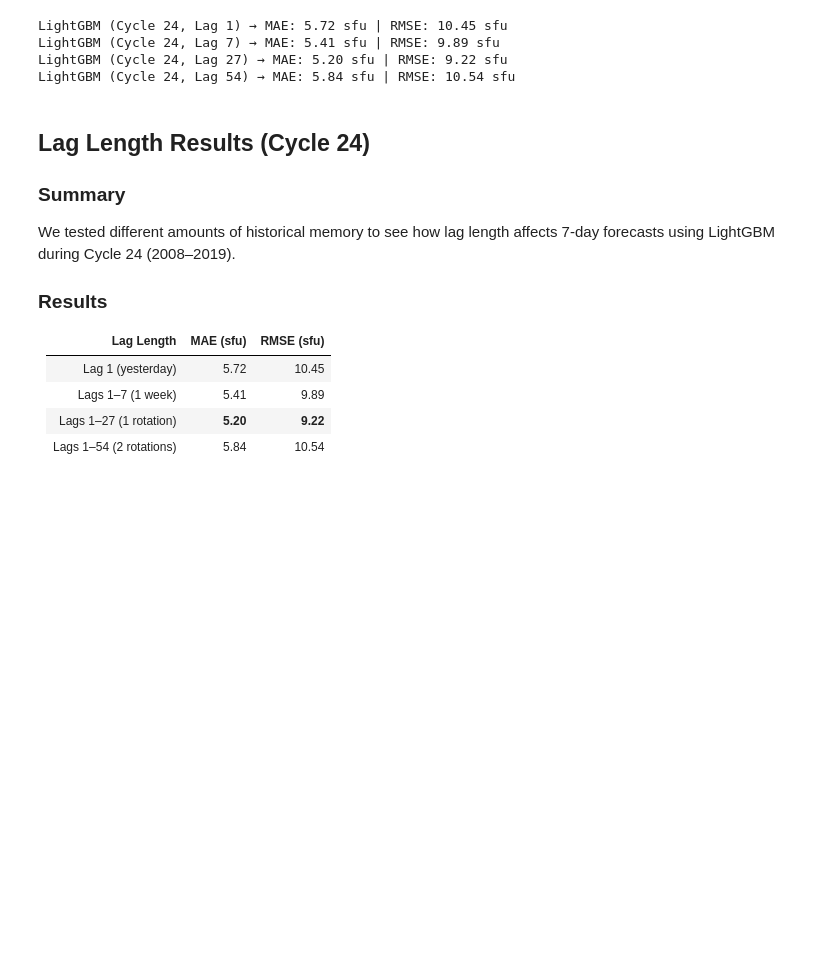
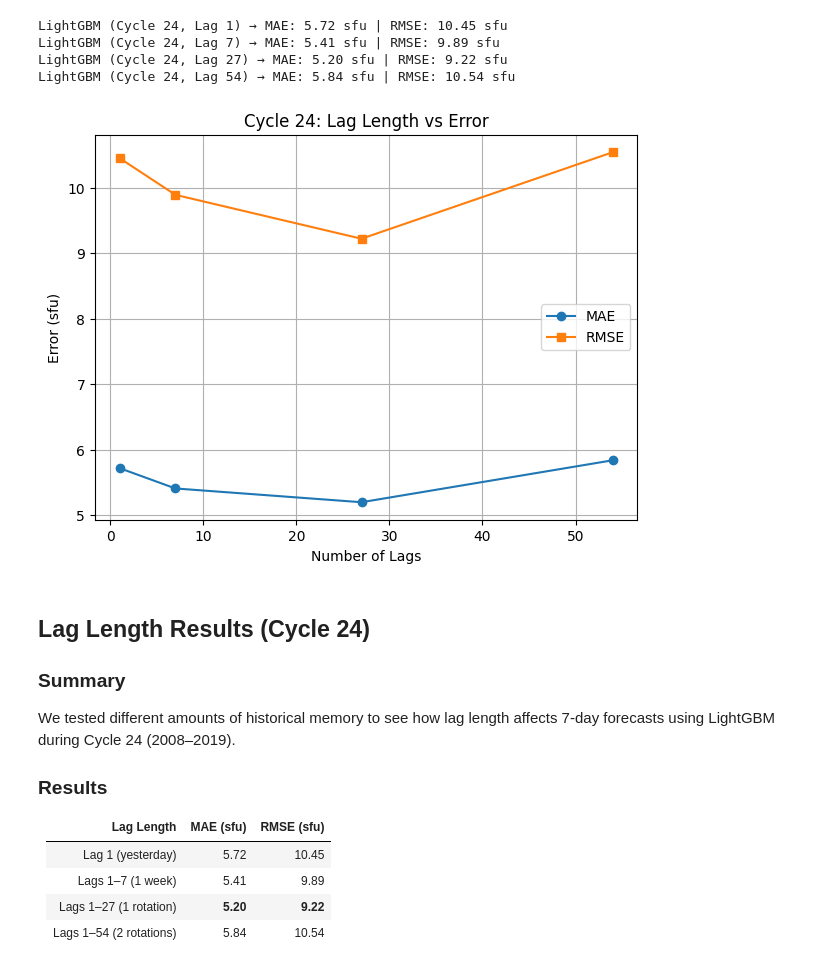
Before and after one commit to csula-aero-25-26/forecast-model, a Jupyter notebook: phase2/phase2.ipynb, the cells around one changed output. Saved outputs shown, nothing was run; the diff lists cells and outputs as text; code cells hidden in the pictures; blank space fills up the shorter version.

```diff
--- a/phase2/phase2.ipynb
+++ b/phase2/phase2.ipynb
@@ -343,6 +380,23 @@ LightGBM (Cycle 24, Lag 1) → MAE: 5.72 sfu | RMSE: 10.45 sfu
 LightGBM (Cycle 24, Lag 7) → MAE: 5.41 sfu | RMSE: 9.89 sfu
 LightGBM (Cycle 24, Lag 27) → MAE: 5.20 sfu | RMSE: 9.22 sfu
 LightGBM (Cycle 24, Lag 54) → MAE: 5.84 sfu | RMSE: 10.54 sfu
+# %%
+# Lag test results (Cycle 24)
+lags = [1, 7, 27, 54]
+mae_lag = [5.72, 5.41, 5.20, 5.84]
+rmse_lag = [10.45, 9.89, 9.22, 10.54]
+
+plt.figure(figsize=(7,5))
+plt.plot(lags, mae_lag, marker="o", label="MAE")
+plt.plot(lags, rmse_lag, marker="s", label="RMSE")
+plt.title("Cycle 24: Lag Length vs Error")
+plt.xlabel("Number of Lags")
+plt.ylabel("Error (sfu)")
+plt.legend()
+plt.grid(True)
+plt.show()
+# %% [output]
+[figure, added]
 # %% [markdown]
 ## Lag Length Results (Cycle 24)
 
```
Also changed, not shown: parts of 1 cell of this notebook.
